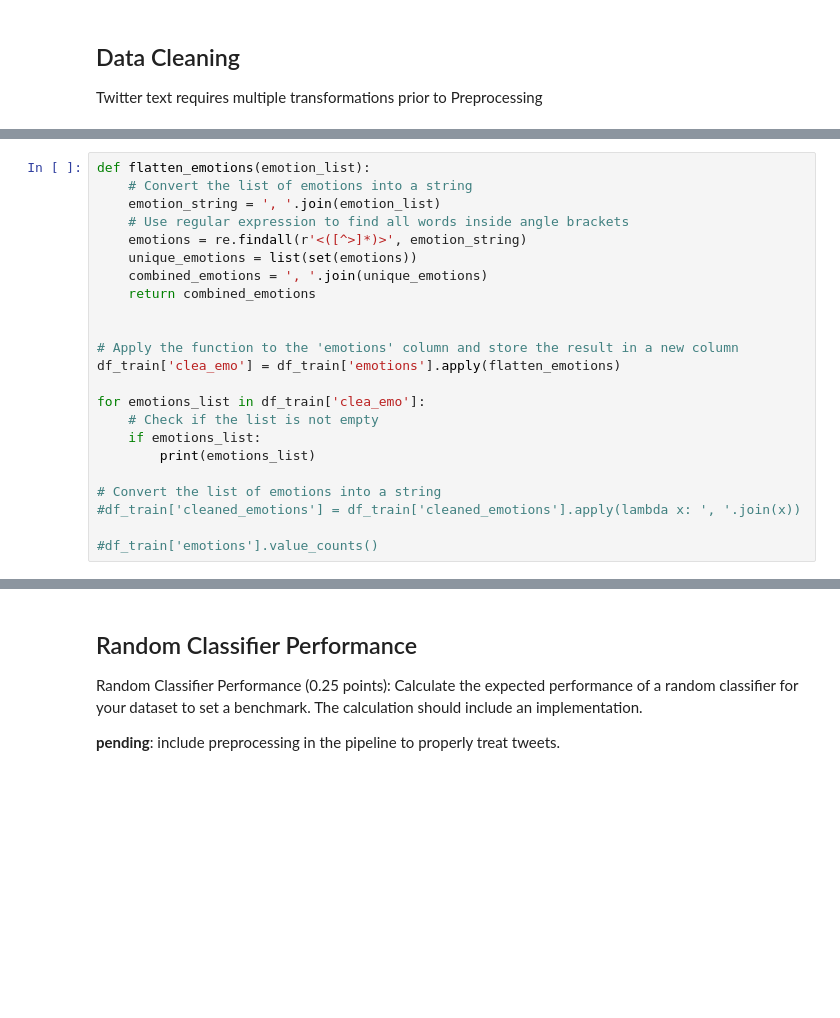
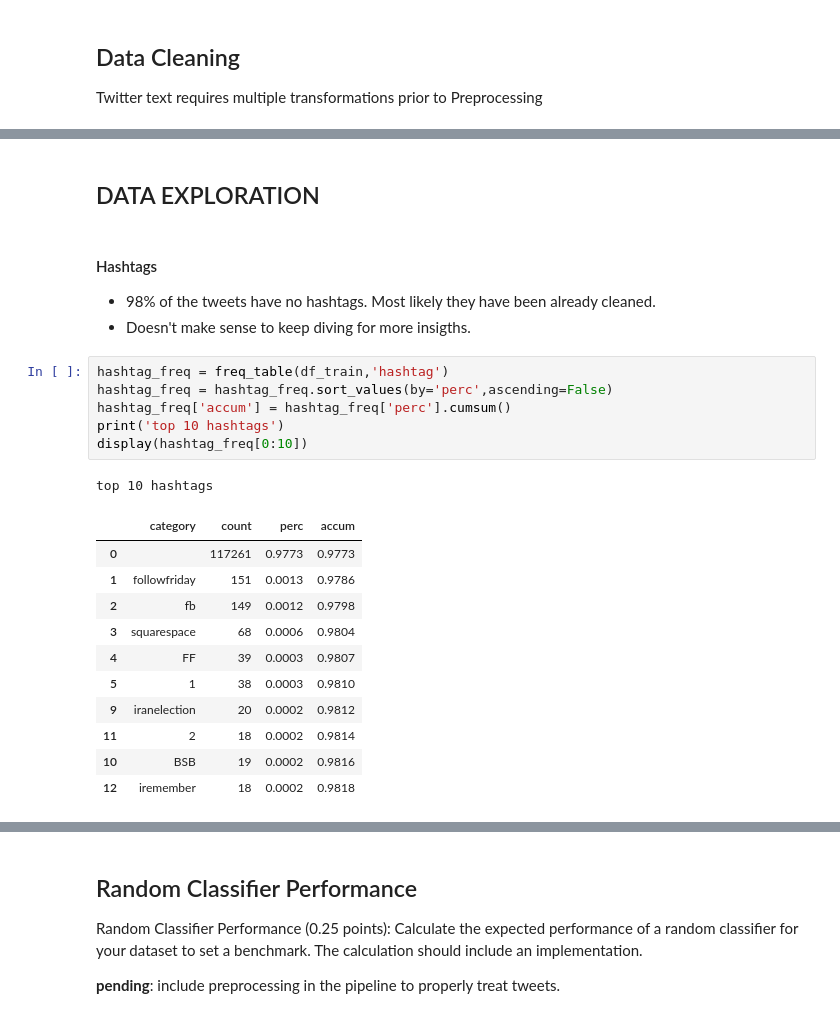
Before and after one commit to mgallon235/Adv_NLP, a Jupyter notebook: Part_1.ipynb, the cells around one changed output, grey strips where cells are left out. Saved outputs shown, nothing was run; the diff lists cells and outputs as text; blank space fills up the shorter version.

```diff
--- a/Part_1.ipynb
+++ b/Part_1.ipynb
@@ -262,23 +249,0 @@ df_train
-# %%
-def flatten_emotions(emotion_list):
-    # Convert the list of emotions into a string
-    emotion_string = ', '.join(emotion_list)
-    # Use regular expression to find all words inside angle brackets
-    emotions = re.findall(r'<([^>]*)>', emotion_string)
-    unique_emotions = list(set(emotions))
-    combined_emotions = ', '.join(unique_emotions)
-    return combined_emotions
-
-
-# Apply the function to the 'emotions' column and store the result in a new column
-df_train['clea_emo'] = df_train['emotions'].apply(flatten_emotions)
-
-for emotions_list in df_train['clea_emo']:
-    # Check if the list is not empty
-    if emotions_list:
-        print(emotions_list)
-
-# Convert the list of emotions into a string
-#df_train['cleaned_emotions'] = df_train['cleaned_emotions'].apply(lambda x: ', '.join(x))
-
-#df_train['emotions'].value_counts()
@@ -326,0 +250,26 @@ df_train
+# %% [markdown]
+## DATA EXPLORATION
+# %% [markdown]
+#### Hashtags
+
+- 98% of the tweets have no hashtags. Most likely they have been already cleaned.
+- Doesn't make sense to keep diving for more insigths.
+# %%
+hashtag_freq = freq_table(df_train,'hashtag')
+hashtag_freq = hashtag_freq.sort_values(by='perc',ascending=False)
+hashtag_freq['accum'] = hashtag_freq['perc'].cumsum()
+print('top 10 hashtags')
+display(hashtag_freq[0:10])
+# %% [output]
+top 10 hashtags
+|  | category | count | perc | accum |
+| 0 |  | 117261 | 0.9773 | 0.9773 |
+| 1 | followfriday | 151 | 0.0013 | 0.9786 |
+| 2 | fb | 149 | 0.0012 | 0.9798 |
+| 3 | squarespace | 68 | 0.0006 | 0.9804 |
+| 4 | FF | 39 | 0.0003 | 0.9807 |
+| 5 | 1 | 38 | 0.0003 | 0.9810 |
+| 9 | iranelection | 20 | 0.0002 | 0.9812 |
+| 11 | 2 | 18 | 0.0002 | 0.9814 |
+| 10 | BSB | 19 | 0.0002 | 0.9816 |
+| 12 | iremember | 18 | 0.0002 | 0.9818 |
```
Also changed, not shown: parts of 17 cells of this notebook, 1 other file.
